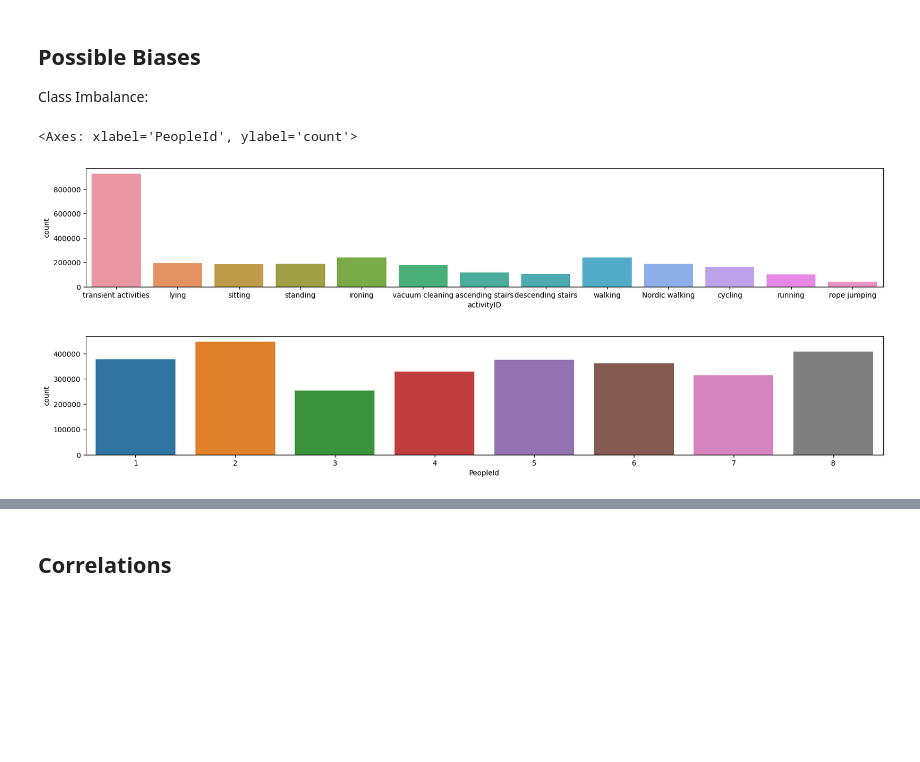
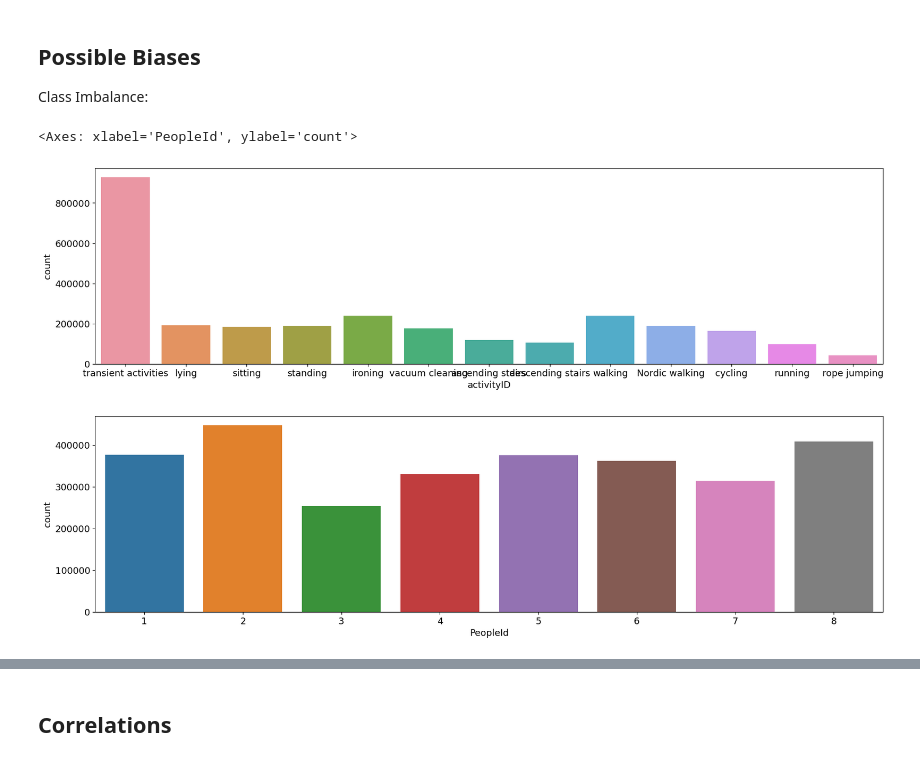
Before and after one commit to Tomson909/PhysicalActivity, a Jupyter notebook: 1_DatasetCharacteristics/exploratory_data_analysis.ipynb, the cells around one changed output, grey strips where cells are left out. Cells and saved outputs as stored; diff of their text form; code cells hidden in the pictures; blank space fills up the shorter version.

```diff
--- a/1_DatasetCharacteristics/exploratory_data_analysis.ipynb
+++ b/1_DatasetCharacteristics/exploratory_data_analysis.ipynb
@@ -16,7 +16,8 @@ import numpy as np
 import matplotlib.pyplot as plt
 import seaborn as sns
 import warnings
-warnings.filterwarnings('ignore')
+# increase fontsize of plots
+plt.rcParams.update({'font.size': 13})
 # %% [markdown]
 ## Dataset Overview
 
@@ -116,25 +105,0 @@ As one can see we only have missing values corresponding the heart rate. So the
-# %%
-# Handling missing values
-def fill_missing_value(dataset, missing):
-    # find previous which is existent
-    for s in missing[1]:
-        for i in missing[0]:
-            top_variable = np.nan
-            bot_variable = np.nan
-            l = 1
-            while pd.isna(top_variable):
-                top_variable = dataset.iloc[i + l, s]
-                l += 1
-
-            k = 1
-            while pd.isna(bot_variable):
-                bot_variable = dataset.iloc[i - k, s]
-                k += 1
-
-            # Fill missing value with the mean of top and bottom variables
-            dataset.iloc[i, s] = np.mean([top_variable, bot_variable])
-
-    return dataset
-
-# Assuming 'df' is your DataFrame and 'where_missing' is the tuple of row and column indices
-df = fill_missing_value(df, where_missing)
@@ -141,3 +108,5 @@ df = fill_missing_value(df, where_missing)
+# %%
+df = df.dropna()
 # %% [markdown]
 ## Feature Distributions
 # %%
@@ -155,16 +124,16 @@ Class Imbalance:
 # %%
 import seaborn as sns
 
 # Example: Checking for class imbalance in a classification problem
-plt.figure(figsize=(20,3))
+plt.figure(figsize=(20,5))
 sns.countplot(x='activityID', data=df)
 
-plt.figure(figsize=(20,3))
+plt.figure(figsize=(20,5))
 sns.countplot(x='PeopleId', data=df)
 # %% [output]
 <Axes: xlabel='PeopleId', ylabel='count'>
-[figure, old version]
+[figure, new version]
-[figure, old version]
+[figure, new version]
 # %%
 # plot the features
 import matplotlib.pyplot as plt
```
Also changed, not shown: parts of 10 cells of this notebook, 5 other files.
